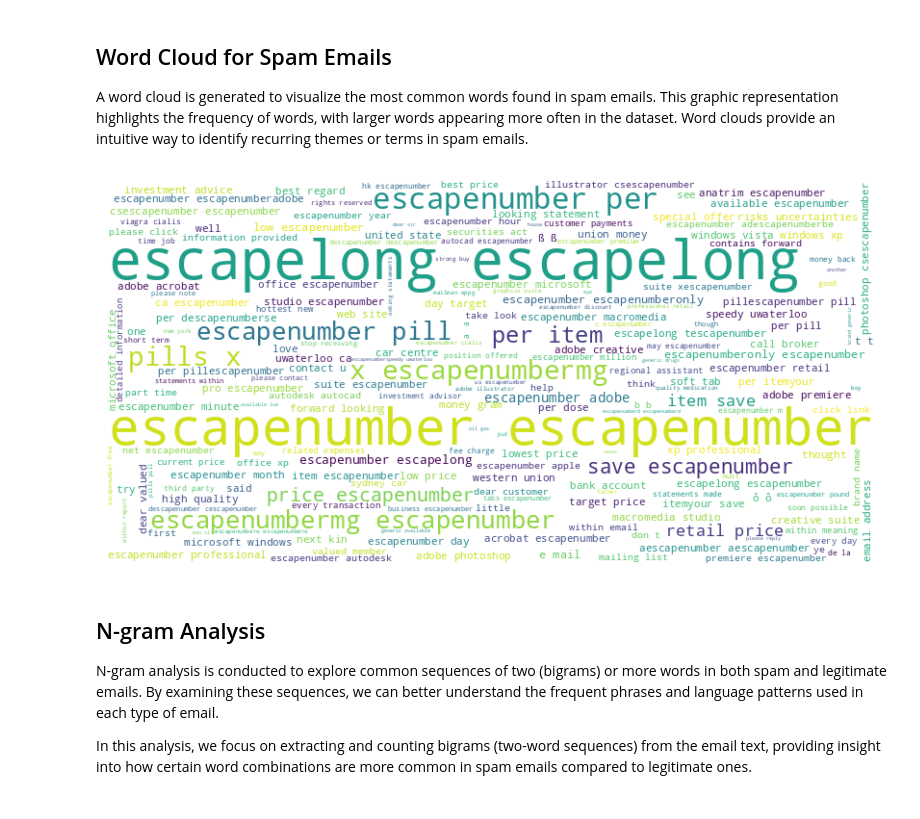
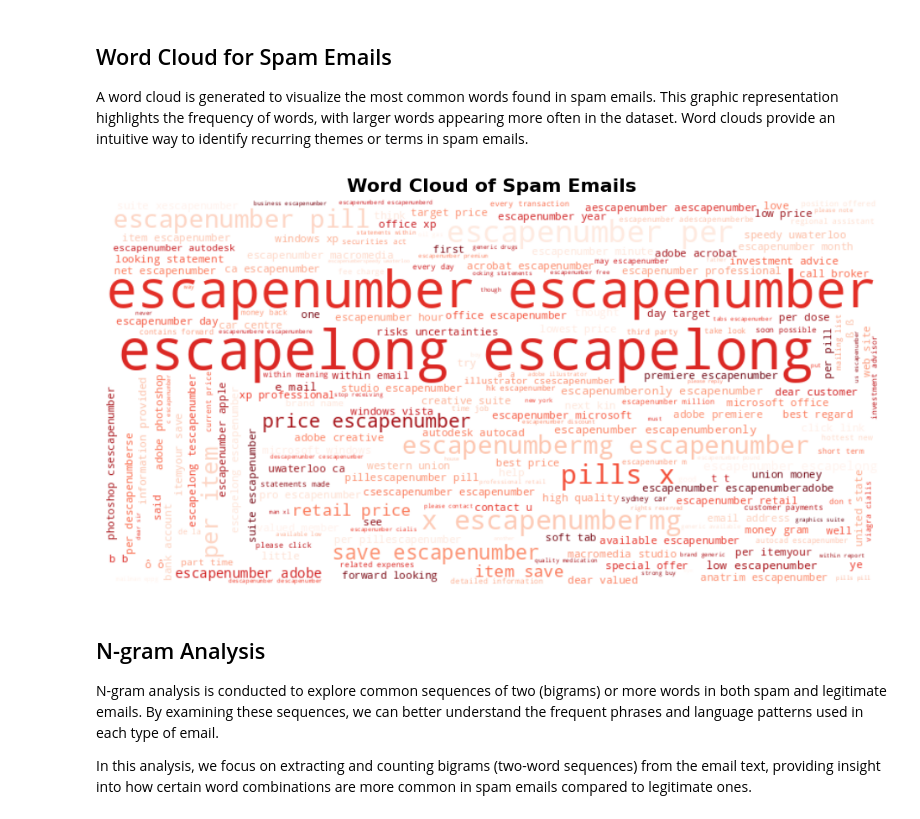
Before and after one commit to sergio11/spam_email_classifier_lstm, a Jupyter notebook: Spam_Email_Classification.ipynb, the cells around one changed output. Drawn from its saved outputs; the diff is of its cells as text; code cells hidden in the pictures.

```diff
--- a/Spam_Email_Classification.ipynb
+++ b/Spam_Email_Classification.ipynb
@@ -357,17 +395,30 @@ This comparison highlights the key differences in language use between spam and
 ## Word Cloud for Spam Emails
 
 A word cloud is generated to visualize the most common words found in spam emails. This graphic representation highlights the frequency of words, with larger words appearing more often in the dataset. Word clouds provide an intuitive way to identify recurring themes or terms in spam emails.
-# %%
-# Generate a word cloud image for spam words
-spam_wordcloud = WordCloud(width=800, height=400, background_color='white').generate(' '.join(spam_emails))
-
-# Display the image
-plt.figure(figsize=(10, 5))
-plt.imshow(spam_wordcloud, interpolation='bilinear')
-plt.axis('off')
-plt.show()
-# %% [output]
-[figure, removed]
+# %%
+# Import necessary libraries
+from wordcloud import WordCloud
+import matplotlib.pyplot as plt
+
+# Generate a word cloud image for spam words
+spam_wordcloud = WordCloud(
+    width=800,  # Width of the image
+    height=400,  # Height of the image
+    background_color='white',  # Background color for better visibility
+    colormap='Reds',  # Color theme to match the spam context
+    max_words=200,  # Limit the number of words to show in the cloud
+    contour_color='black',  # Optional: Outline color for the word cloud
+    contour_width=1  # Optional: Outline width for a polished look
+).generate(' '.join(spam_emails))  # Join all spam emails into a single string
+
+# Display the word cloud image
+plt.figure(figsize=(12, 6))  # Adjust figure size for better visualization
+plt.imshow(spam_wordcloud, interpolation='bilinear')  # Use bilinear interpolation for smooth display
+plt.axis('off')  # Turn off axes for a clean look
+plt.title('Word Cloud of Spam Emails', fontsize=16, fontweight='bold')  # Add a descriptive title
+plt.show()
+# %% [output]
+[figure, added]
 # %% [markdown]
 ## N-gram Analysis
 
```
Also changed, not shown: parts of 20 cells of this notebook, 3 other files.
